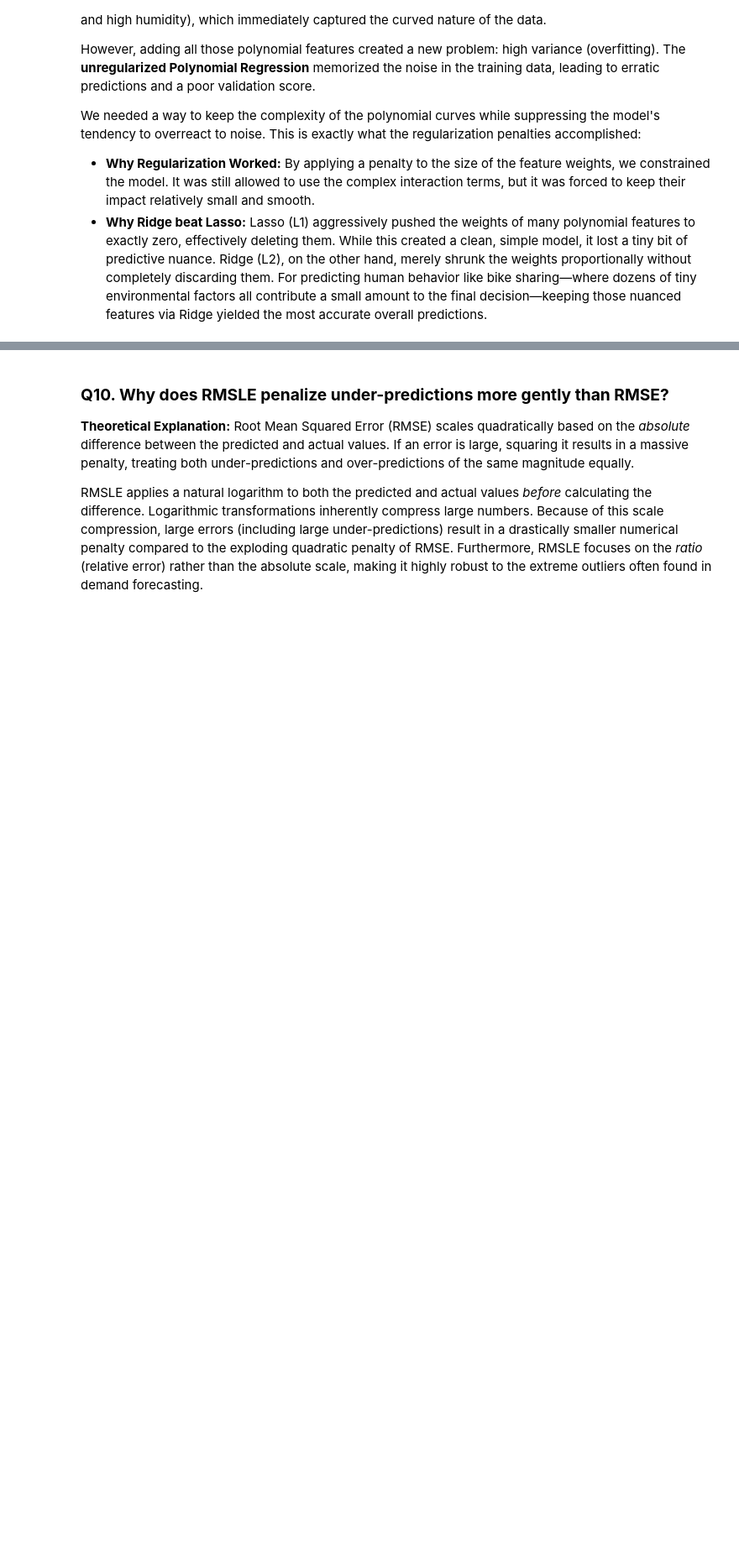
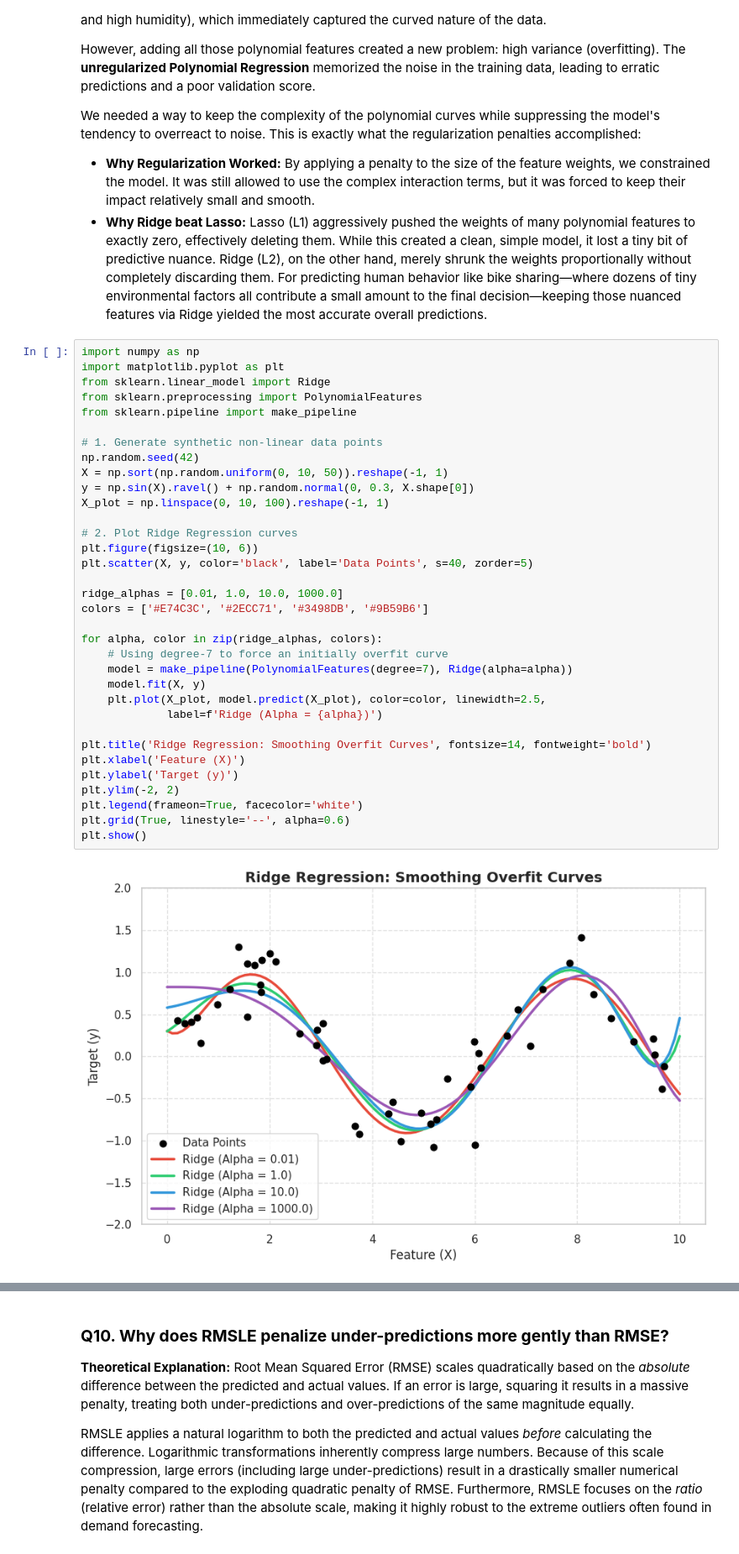
Before and after one commit to sirshendu07/Bike-Sharing-Demand, a Jupyter notebook: ML Assignment 1/ML_Assignment_1.ipynb, the cells around one changed output, grey strips where cells are left out. Shown at 84% size. Saved outputs shown, nothing was run; the diff lists cells and outputs as text; blank space fills up the shorter version.

```diff
--- a/ML Assignment 1/ML_Assignment_1.ipynb
+++ b/ML Assignment 1/ML_Assignment_1.ipynb
@@ -833,3 +833,39 @@ However, adding all those polynomial features created a new problem: high varian
 We needed a way to keep the complexity of the polynomial curves while suppressing the model's tendency to overreact to noise. This is exactly what the regularization penalties accomplished:
 *   **Why Regularization Worked:** By applying a penalty to the size of the feature weights, we constrained the model. It was still allowed to use the complex interaction terms, but it was forced to keep their impact relatively small and smooth.
 *   **Why Ridge beat Lasso:** Lasso (L1) aggressively pushed the weights of many polynomial features to exactly zero, effectively deleting them. While this created a clean, simple model, it lost a tiny bit of predictive nuance. Ridge (L2), on the other hand, merely shrunk the weights proportionally without completely discarding them. For predicting human behavior like bike sharing—where dozens of tiny environmental factors all contribute a small amount to the final decision—keeping those nuanced features via Ridge yielded the most accurate overall predictions.
+# %%
+import numpy as np
+import matplotlib.pyplot as plt
+from sklearn.linear_model import Ridge
+from sklearn.preprocessing import PolynomialFeatures
+from sklearn.pipeline import make_pipeline
+
+# 1. Generate synthetic non-linear data points
+np.random.seed(42)
+X = np.sort(np.random.uniform(0, 10, 50)).reshape(-1, 1)
+y = np.sin(X).ravel() + np.random.normal(0, 0.3, X.shape[0])
+X_plot = np.linspace(0, 10, 100).reshape(-1, 1)
+
+# 2. Plot Ridge Regression curves
+plt.figure(figsize=(10, 6))
+plt.scatter(X, y, color='black', label='Data Points', s=40, zorder=5)
+
+ridge_alphas = [0.01, 1.0, 10.0, 1000.0]
+colors = ['#E74C3C', '#2ECC71', '#3498DB', '#9B59B6']
+
+for alpha, color in zip(ridge_alphas, colors):
+    # Using degree-7 to force an initially overfit curve
+    model = make_pipeline(PolynomialFeatures(degree=7), Ridge(alpha=alpha))
+    model.fit(X, y)
+    plt.plot(X_plot, model.predict(X_plot), color=color, linewidth=2.5,
+             label=f'Ridge (Alpha = {alpha})')
+
+plt.title('Ridge Regression: Smoothing Overfit Curves', fontsize=14, fontweight='bold')
+plt.xlabel('Feature (X)')
+plt.ylabel('Target (y)')
+plt.ylim(-2, 2)
+plt.legend(frameon=True, facecolor='white')
+plt.grid(True, linestyle='--', alpha=0.6)
+plt.show()
+# %% [output]
+[figure, added]
```
Also changed, not shown: parts of 1 cell of this notebook.
